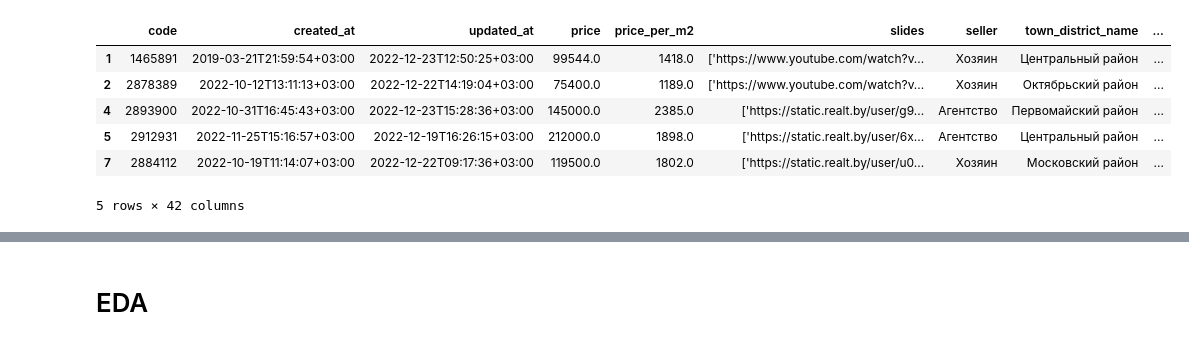
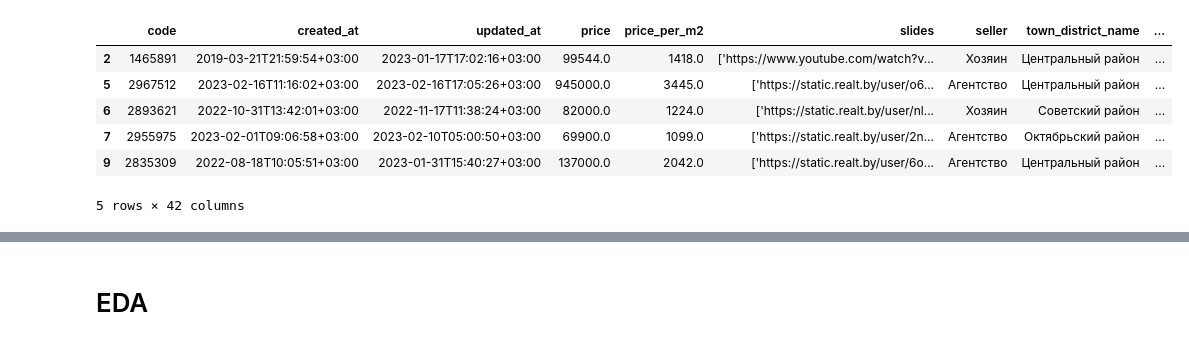
Before and after one commit to 1roma1/MinskApartmentPricePrediction, a Jupyter notebook: notebooks/analysis.ipynb, the cells around one changed output, grey strips where cells are left out. Drawn from its saved outputs; the diff is of its cells as text; code cells hidden in the pictures.

```diff
--- a/notebooks/analysis.ipynb
+++ b/notebooks/analysis.ipynb
@@ -5,17 +5,17 @@ import pandas as pd
 import matplotlib.pyplot as plt
 import seaborn as sns; sns.set()
 # %%
-df = pd.read_csv("../data/2022_12_23/apartment_data.csv")
+df = pd.read_csv("../data/2023_02_18/apartment_data.csv")
 df = df[df["building_year"] < 2023]
 df = df[~df["price"].isna()]
 df.head()
 # %% [output]
 |  | code | created_at | updated_at | price | price_per_m2 | slides | seller | town_district_name | ... |
-| 1 | 1465891 | 2019-03-21T21:59:54+03:00 | 2022-12-23T12:50:25+03:00 | 99544.0 | 1418.0 | ['https://www.youtube.com/watch?v... | Хозяин | Центральный район | ... |
-| 2 | 2878389 | 2022-10-12T13:11:13+03:00 | 2022-12-22T14:19:04+03:00 | 75400.0 | 1189.0 | ['https://www.youtube.com/watch?v... | Хозяин | Октябрьский район | ... |
-| 4 | 2893900 | 2022-10-31T16:45:43+03:00 | 2022-12-23T15:28:36+03:00 | 145000.0 | 2385.0 | ['https://static.realt.by/user/g9... | Агентство | Первомайский район | ... |
-| 5 | 2912931 | 2022-11-25T15:16:57+03:00 | 2022-12-19T16:26:15+03:00 | 212000.0 | 1898.0 | ['https://static.realt.by/user/6x... | Агентство | Центральный район | ... |
-| 7 | 2884112 | 2022-10-19T11:14:07+03:00 | 2022-12-22T09:17:36+03:00 | 119500.0 | 1802.0 | ['https://static.realt.by/user/u0... | Хозяин | Московский район | ... |
+| 2 | 1465891 | 2019-03-21T21:59:54+03:00 | 2023-01-17T17:02:16+03:00 | 99544.0 | 1418.0 | ['https://www.youtube.com/watch?v... | Хозяин | Центральный район | ... |
+| 5 | 2967512 | 2023-02-16T11:16:02+03:00 | 2023-02-16T17:05:26+03:00 | 945000.0 | 3445.0 | ['https://static.realt.by/user/o6... | Агентство | Центральный район | ... |
+| 6 | 2893621 | 2022-10-31T13:42:01+03:00 | 2022-11-17T11:38:24+03:00 | 82000.0 | 1224.0 | ['https://static.realt.by/user/nl... | Хозяин | Советский район | ... |
+| 7 | 2955975 | 2023-02-01T09:06:58+03:00 | 2023-02-10T05:00:50+03:00 | 69900.0 | 1099.0 | ['https://static.realt.by/user/2n... | Агентство | Октябрьский район | ... |
+| 9 | 2835309 | 2022-08-18T10:05:51+03:00 | 2023-01-31T15:40:27+03:00 | 137000.0 | 2042.0 | ['https://static.realt.by/user/6o... | Агентство | Центральный район | ... |
 5 rows × 42 columns
 # %%
 df = df[["price",
```
Also changed, not shown: parts of 41 cells of this notebook, 5 other files.
